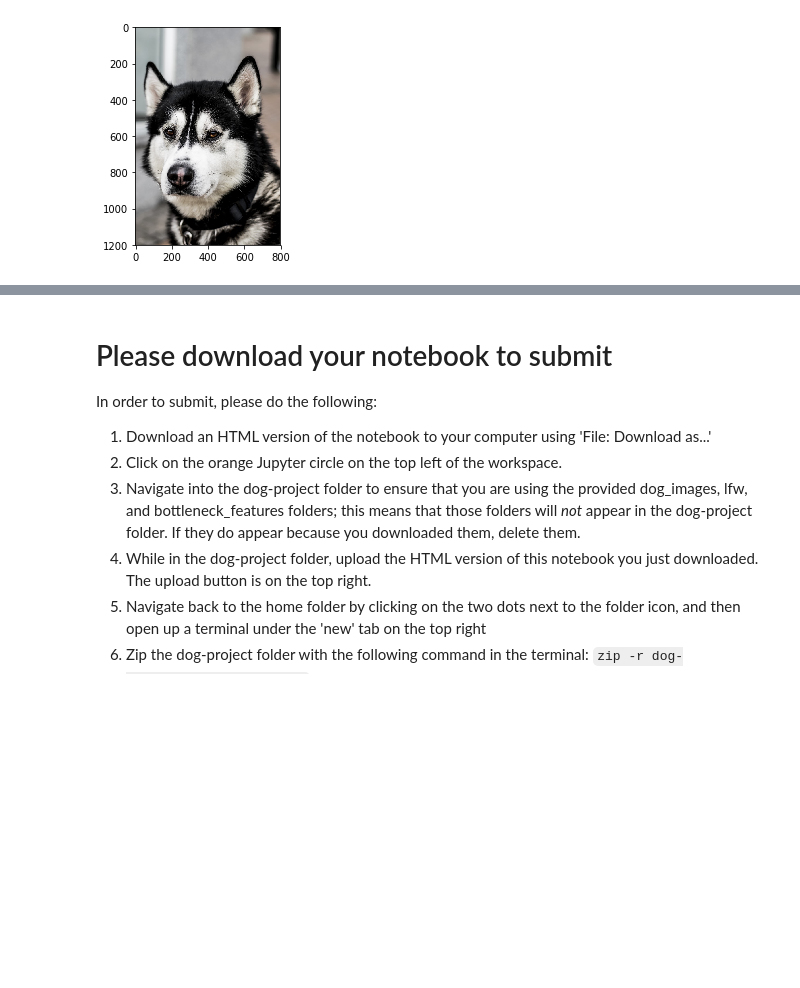
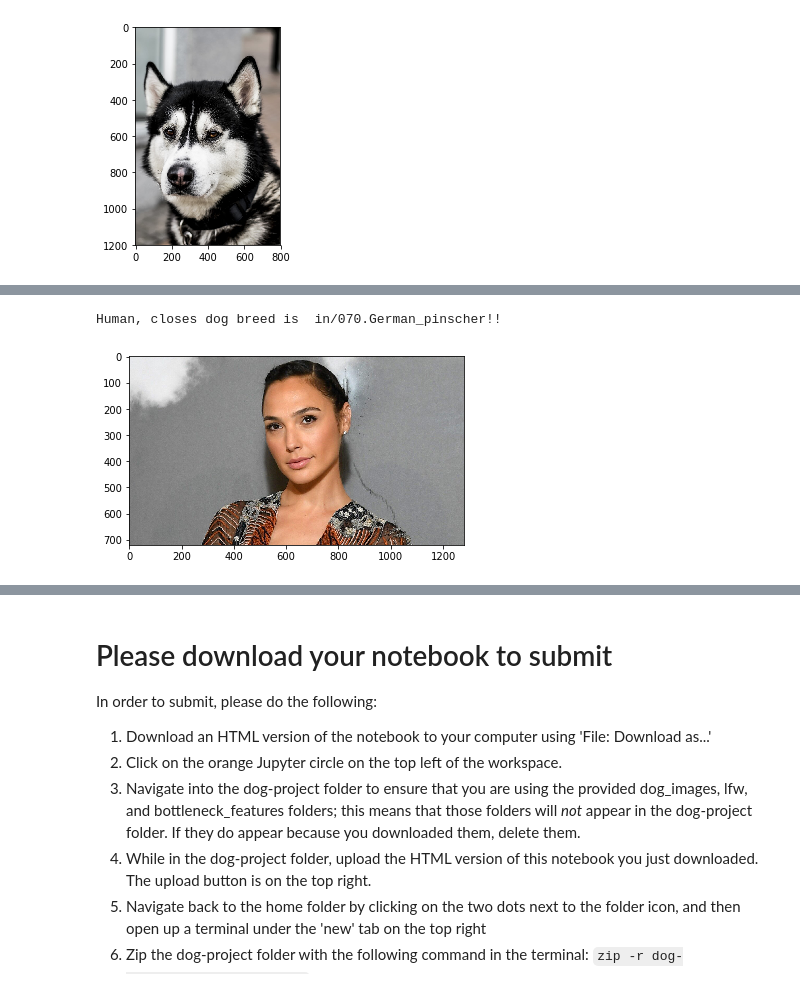
Before and after one commit to atiqsayyed/dog-breed-classifier, a Jupyter notebook: dog_app.ipynb, the cells around one changed output, grey strips where cells are left out. Drawn from its saved outputs; the diff is of its cells as text; code cells hidden in the pictures; blank space fills up the shorter version.

```diff
--- a/dog_app.ipynb
+++ b/dog_app.ipynb
@@ -799,0 +825,5 @@ dog breed is in/005.Alaskan_malamute
+# %%
+predict_breed('gal.jpg')
+# %% [output]
+Human, closes dog breed is  in/070.German_pinscher!!
+[figure, added]
```
Also changed, not shown: parts of 16 cells of this notebook, 5 other files.
